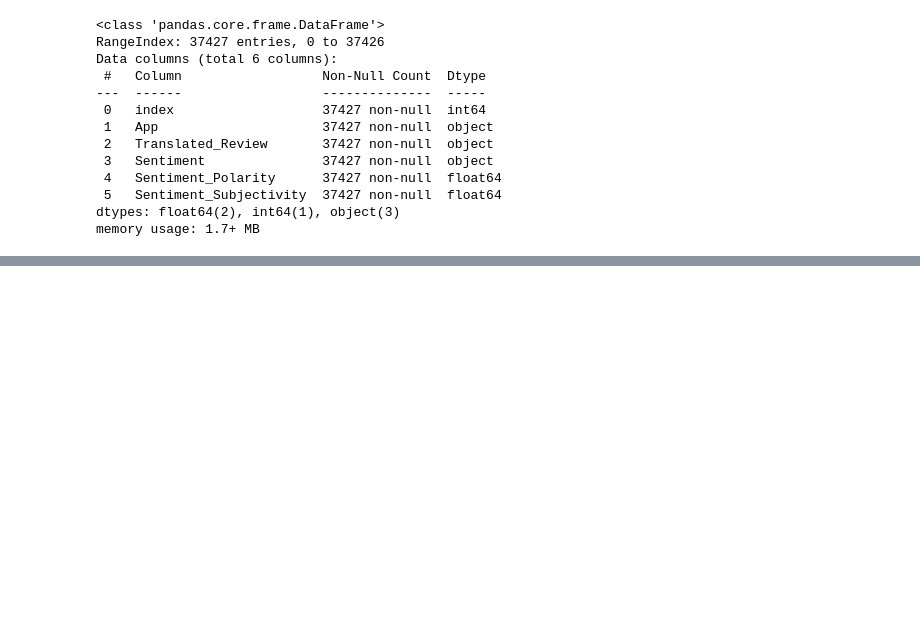
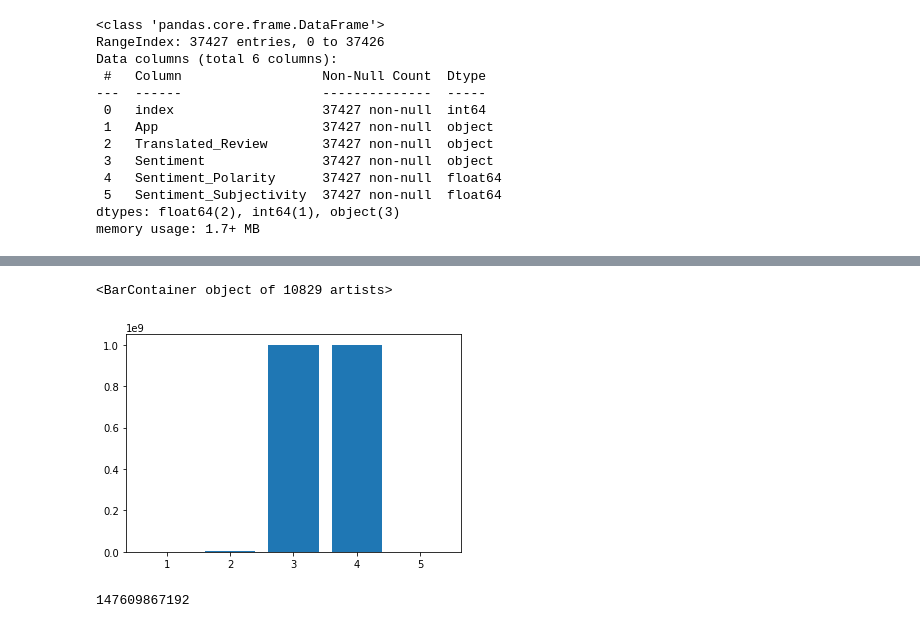
Before and after one commit to Togy1612/Play-Store-App-Review-Analysis, a Jupyter notebook: Play_Store_App_Review_Analysis.ipynb, the cells around one changed output, grey strips where cells are left out. Drawn from its saved outputs; the diff is of its cells as text; code cells hidden in the pictures; blank space fills up the shorter version.

```diff
--- a/Play_Store_App_Review_Analysis.ipynb
+++ b/Play_Store_App_Review_Analysis.ipynb
@@ -352,0 +390,5 @@ memory usage: 1.7+ MB
+# %%
+plt.bar(play_store_data['Rating_distribution'],play_store_data['Installs'])
+# %% [output]
+<BarContainer object of 10829 artists>
+[figure, added]
@@ -352,0 +397,4 @@ memory usage: 1.7+ MB
+# %%
+play_store_data[play_store_data['Rating']>4]['Installs'].sum()
+# %% [output]
+147609867192
```
Also changed, not shown: parts of 17 cells of this notebook.
